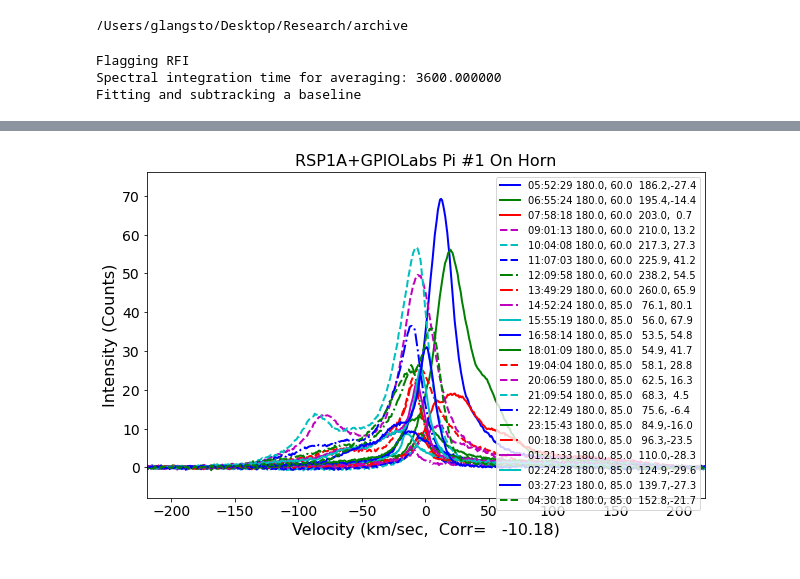
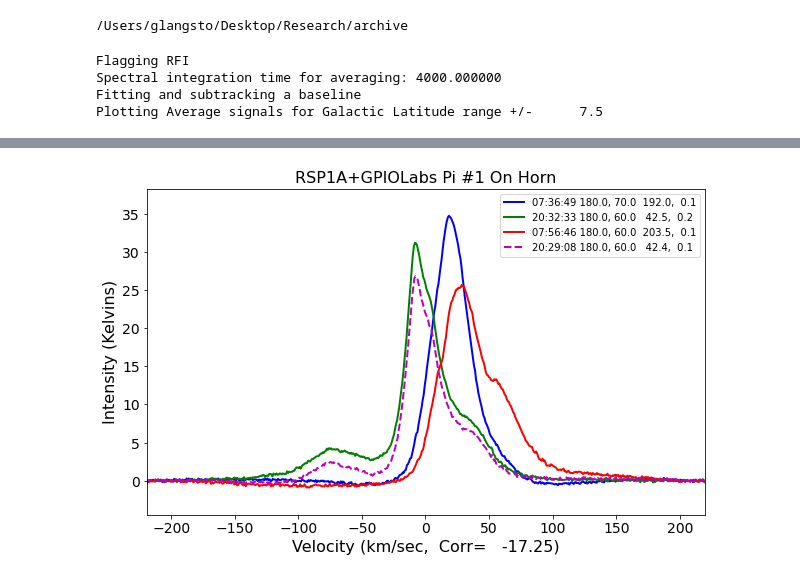
Before and after one commit to glangsto/jupyter, a Jupyter notebook: plotting.ipynb, the cells around one changed output, grey strips where cells are left out. Cells and saved outputs as stored; diff of their text form; code cells hidden in the pictures.

Commit message:
Fix Ephem usuage in python 3, add plotting of only low Galactic Latitude data

```diff
--- a/plotting.ipynb
+++ b/plotting.ipynb
@@ -122,7 +90,7 @@ Date: 2020-11-28
 # You'll have to change your directories to match your system
 %cd "/Users/glangsto/Research/archive"
 %pwd
-dira = "pi1-data-20Dec10"
+dira = "pi1-data-20Nov28 pi1-data-20Nov29"
 # Next plot the t-sys calibrated plot of the observations
 #%ls "pi1-data-20Dec10"
 files = rasnames.splitNames(dira, doDebug=False)
@@ -133,18 +101,19 @@ files = rasnames.splitNames(dira, doDebug=False)
 # -R flag known radio interference
 # -C flag (interpolate over) the center channal
 # -I 900.  Average the different observations for a number seconds
+# -G 7.5   Average data within +/- few degrees of the galactic plane
 # -V plot velocity in selected range
 # -BASE subtract a spectral baseline
 # "data" look in the 'data' directory for the observations
 p3 = ras.Plot()
-names = p3.help("-R -C -I 3600. -V -BASE pi1-data-20Dec04")
+names = p3.help("-R -C -I 4000. -V -BASE -G 7.5 " + dira)
 # show the list of fine names found
 # %% [output]
 Flagging RFI
-Spectral integration time for averaging: 3600.000000
+Spectral integration time for averaging: 4000.000000
 Fitting and subtracking a baseline
+Plotting Average signals for Galactic Latitude range +/-      7.5
 # %%
-# now plot the average calibrated spectra for 24 hours of observations on
-# December 4th, 2020 for telescope 1.
-p3.tsys(names)
+# now plot the average calibrated spectra for several hours of observations
+p3.tsys(names, doDebug=False)
 # %% [output]
@@ -168 +133 @@ Date: 2020-12-04
-[figure, old version]
+[figure, new version]
```
Also changed, not shown: parts of 12 cells of this notebook, 2 other files.
